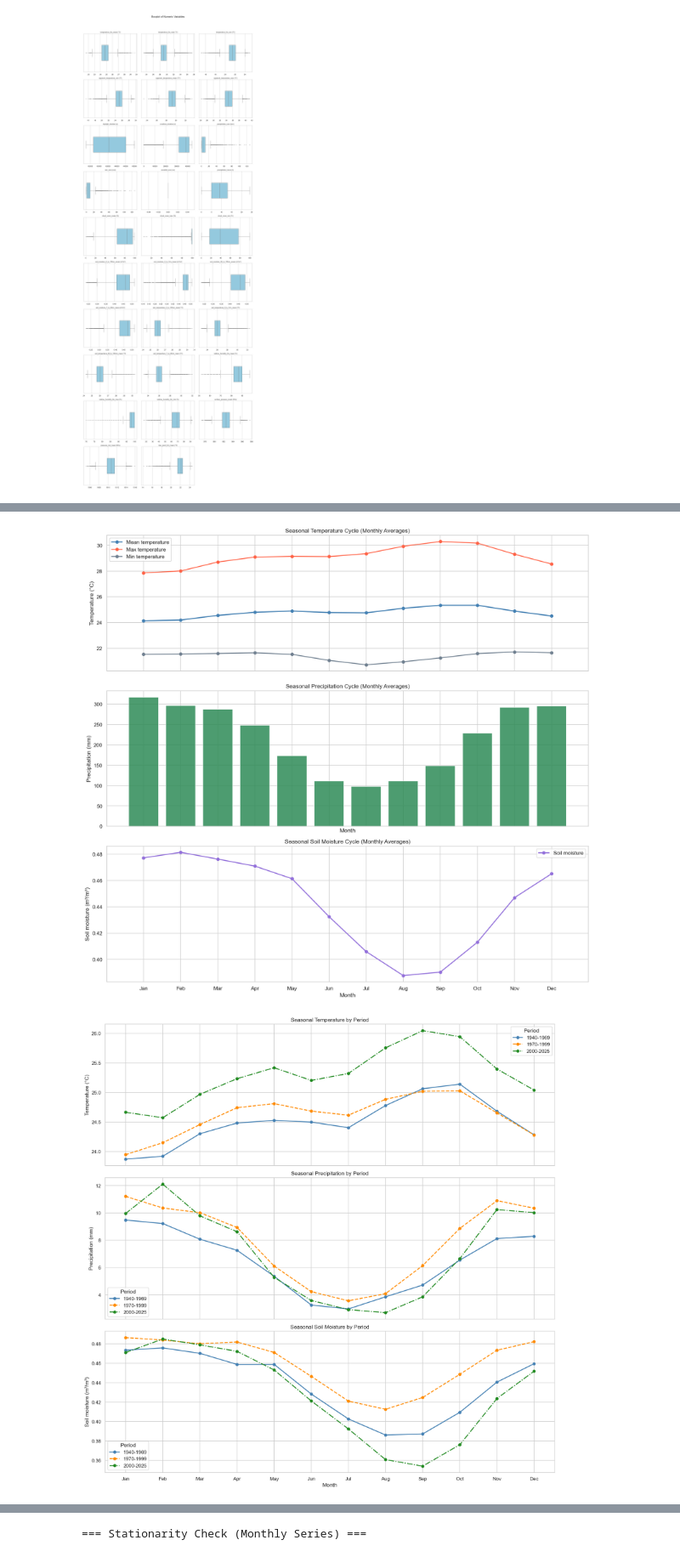
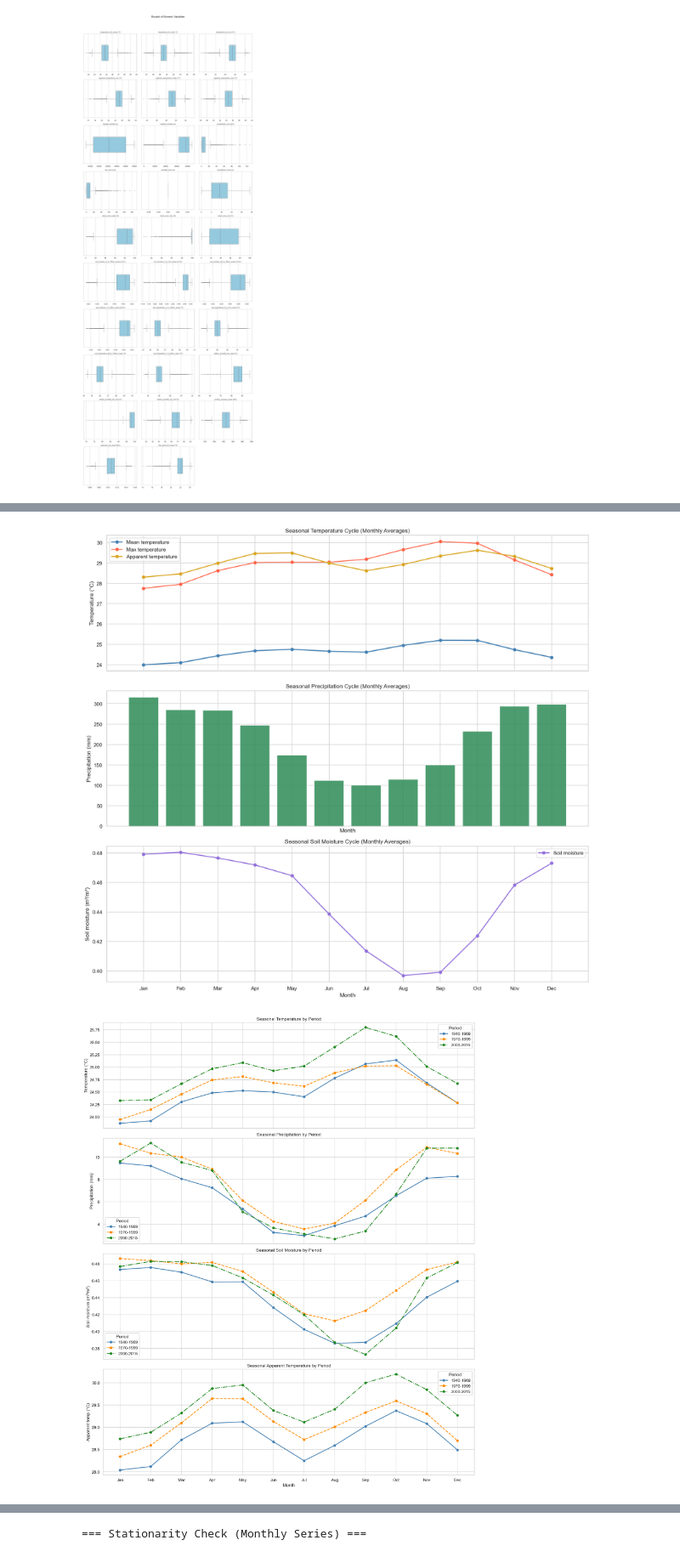
Before and after one commit to AghnatHs/climate-forecasting-support-for-planting-calendar-daming2026-k1p6, a Jupyter notebook: main.ipynb, the cells around one changed output, grey strips where cells are left out. Shown at 85% size. Saved outputs shown, nothing was run; the diff lists cells and outputs as text; code cells hidden in the pictures.

Commit message:
Draft time series analysis 2

```diff
--- a/main.ipynb
+++ b/main.ipynb
@@ -367,11 +367,13 @@ from statsmodels.tsa.stattools import adfuller, kpss
 
 warnings.filterwarnings('ignore', category=InterpolationWarning)
 
+APPARENT_TEMPERATURE_VARIABLE = 'apparent_temperature_mean (°C)'
 SOIL_MOISTURE_VARIABLE = 'soil_moisture_0_to_100cm_mean (m³/m³)'
+ANALYSIS_END_DATE = '2015-12-31'
 KEY_VARIABLES = [
     'temperature_2m_mean (°C)',
     'temperature_2m_max (°C)',
-    'temperature_2m_min (°C)',
+    APPARENT_TEMPERATURE_VARIABLE,
     'precipitation_sum (mm)',
     SOIL_MOISTURE_VARIABLE,
 ]
@@ -381,16 +383,19 @@ print('=== Key Variables ===')
 for variable in KEY_VARIABLES:
     if variable == SOIL_MOISTURE_VARIABLE:
         print(f'- {variable} (root-zone soil moisture proxy)')
+    elif variable == APPARENT_TEMPERATURE_VARIABLE:
+        print(f'- {variable} (apparent temperature)')
     else:
         print(f'- {variable}')
 
 print(f'\n=== Modeling Decision ===')
 print(f'Use {MODEL_GRANULARITY} aggregation for forecasting. Daily data is used only for aggregation and quality checks.')
 
-monthly_agg = df[KEY_VARIABLES].resample('MS').agg({
+analysis_df = df.loc[:ANALYSIS_END_DATE, KEY_VARIABLES]
+monthly_agg = analysis_df.resample('MS').agg({
     'temperature_2m_mean (°C)': 'mean',
     'temperature_2m_max (°C)': 'mean',
-    'temperature_2m_min (°C)': 'mean',
+    APPARENT_TEMPERATURE_VARIABLE: 'mean',
     'precipitation_sum (mm)': 'sum',
     SOIL_MOISTURE_VARIABLE: 'mean',
 }).dropna(how='all')
@@ -398,7 +403,7 @@ monthly_agg = df[KEY_VARIABLES].resample('MS').agg({
 annual_agg = monthly_agg.resample('YS').agg({
     'temperature_2m_mean (°C)': 'mean',
     'temperature_2m_max (°C)': 'mean',
-    'temperature_2m_min (°C)': 'mean',
+    APPARENT_TEMPERATURE_VARIABLE: 'mean',
     'precipitation_sum (mm)': 'sum',
     SOIL_MOISTURE_VARIABLE: 'mean',
 }).dropna(how='all')
@@ -429,7 +434,7 @@ fig, axes = plt.subplots(3, 1, figsize=(15, 14), sharex=True)
 
 axes[0].plot(month_names, seasonal_means['temperature_2m_mean (°C)'], marker='o', linewidth=2.2, color='steelblue', label='Mean temperature')
 axes[0].plot(month_names, seasonal_means['temperature_2m_max (°C)'], marker='o', linewidth=1.8, color='tomato', label='Max temperature')
-axes[0].plot(month_names, seasonal_means['temperature_2m_min (°C)'], marker='o', linewidth=1.8, color='slategray', label='Min temperature')
+axes[0].plot(month_names, seasonal_means[APPARENT_TEMPERATURE_VARIABLE], marker='o', linewidth=2.0, color='goldenrod', label='Apparent temperature')
 axes[0].set_title('Seasonal Temperature Cycle (Monthly Averages)')
 axes[0].set_ylabel('Temperature (°C)')
 axes[0].legend()
@@ -451,7 +456,7 @@ plt.show()
 seasonal_periods = {
     '1940-1969': ('1940-01-01', '1969-12-31'),
     '1970-1999': ('1970-01-01', '1999-12-31'),
-    '2000-2025': ('2000-01-01', '2025-12-31'),
+    '2000-2015': ('2000-01-01', '2015-12-31'),
 }
 seasonal_period_means = {}
 for label, (start_date, end_date) in seasonal_periods.items():
@@ -459,11 +464,11 @@ for label, (start_date, end_date) in seasonal_periods.items():
     period_frame['month'] = period_frame.index.month
     seasonal_period_means[label] = period_frame.groupby('month')[KEY_VARIABLES].mean().reindex(range(1, 13))
 
-fig, axes = plt.subplots(3, 1, figsize=(15, 15), sharex=True)
+fig, axes = plt.subplots(4, 1, figsize=(15, 18), sharex=True)
 period_styles = {
     '1940-1969': {'color': 'steelblue', 'linestyle': '-'},
     '1970-1999': {'color': 'darkorange', 'linestyle': '--'},
-    '2000-2025': {'color': 'forestgreen', 'linestyle': '-.'},
+    '2000-2015': {'color': 'forestgreen', 'linestyle': '-.'},
 }
 
 for label, style in period_styles.items():
@@ -482,50 +487,76 @@ for label, style in period_styles.items():
     axes[2].plot(month_names, seasonal_period_means[label][SOIL_MOISTURE_VARIABLE], marker='o', linewidth=2.0, label=label, **style)
 axes[2].set_title('Seasonal Soil Moisture by Period')
 axes[2].set_ylabel('Soil moisture (m³/m³)')
-axes[2].set_xlabel('Month')
 axes[2].legend(title='Period')
+
+for label, style in period_styles.items():
+    axes[3].plot(month_names, seasonal_period_means[label][APPARENT_TEMPERATURE_VARIABLE], marker='o', linewidth=2.0, label=label, **style)
+axes[3].set_title('Seasonal Apparent Temperature by Period')
+axes[3].set_ylabel('Apparent temp (°C)')
+axes[3].set_xlabel('Month')
+axes[3].legend(title='Period')
 
 fig.tight_layout()
 plt.show()
 
-fig, axes = plt.subplots(3, 1, figsize=(15, 16), sharex=True)
+fig, axes = plt.subplots(4, 1, figsize=(15, 18), sharex=True)
 
 annual_temp = annual_agg['temperature_2m_mean (°C)']
 annual_temp_roll = annual_temp.rolling(5, min_periods=1).mean()
 temp_years = annual_temp.index.year.to_numpy(dtype=float)
-temp_slope, temp_intercept, temp_r_value, temp_p_value, temp_std_err = stats.linregress(temp_years, annual_temp.to_numpy(dtype=float))
+temp_slope, temp_intercept, _, _, _ = stats.linregress(temp_years, annual_temp.to_numpy(dtype=float))
+
+annual_temp_max = annual_agg['temperature_2m_max (°C)']
+annual_temp_max_roll = annual_temp_max.rolling(5, min_periods=1).mean()
+temp_max_years = annual_temp_max.index.year.to_numpy(dtype=float)
+temp_max_slope, temp_max_intercept, _, _, _ = stats.linregress(temp_max_years, annual_temp_max.to_numpy(dtype=float))
+
+annual_apparent = annual_agg[APPARENT_TEMPERATURE_VARIABLE]
+annual_apparent_roll = annual_apparent.rolling(5, min_periods=1).mean()
+apparent_years = annual_apparent.index.year.to_numpy(dtype=float)
+apparent_slope, apparent_intercept, _, _, _ = stats.linregress(apparent_years, annual_apparent.to_numpy(dtype=float))
 
 axes[0].plot(annual_temp.index, annual_temp, color='steelblue', alpha=0.35, linewidth=1.0, label='Annual mean')
 axes[0].plot(annual_temp_roll.index, annual_temp_roll, color='navy', linewidth=2.2, label='5-year rolling mean')
-axes[0].plot(annual_temp.index, temp_intercept + temp_slope * temp_years, color='crimson', linestyle='--', linewidth=1.5, label=f'Linear trend ({temp_slope * 10:.3f} °C/decade)')
-axes[0].set_title('Long-term Temperature Trend (1940-2025)')
+axes[0].plot(annual_temp.index, temp_intercept + temp_slope * temp_years, color='crimson', linestyle='--', linewidth=1.5, label=f'Mean trend ({temp_slope * 10:.3f} °C/decade)')
+axes[0].plot(annual_temp_max.index, annual_temp_max, color='tomato', alpha=0.28, linewidth=1.0, label='Annual max')
+axes[0].plot(annual_temp_max_roll.index, annual_temp_max_roll, color='darkred', linewidth=1.8, label='Max 5-year rolling mean')
+axes[0].plot(annual_temp_max.index, temp_max_intercept + temp_max_slope * temp_max_years, color='darkred', linestyle=':', linewidth=1.4, label=f'Max trend ({temp_max_slope * 10:.3f} °C/decade)')
+axes[0].set_title('Long-term Temperature Trend (1940-2015)')
 axes[0].set_ylabel('Temperature (°C)')
-axes[0].legend()
+axes[0].legend(ncol=2, fontsize=8)
 
 annual_precip = annual_agg['precipitation_sum (mm)']
 annual_precip_roll = annual_precip.rolling(5, min_periods=1).mean()
 precip_years = annual_precip.index.year.to_numpy(dtype=float)
-precip_slope, precip_intercept, precip_r_value, precip_p_value, precip_std_err = stats.linregress(precip_years, annual_precip.to_numpy(dtype=float))
+precip_slope, precip_intercept, _, _, _ = stats.linregress(precip_years, annual_precip.to_numpy(dtype=float))
 
 axes[1].plot(annual_precip.index, annual_precip, color='seagreen', alpha=0.35, linewidth=1.0, label='Annual total')
 axes[1].plot(annual_precip_roll.index, annual_precip_roll, color='darkgreen', linewidth=2.2, label='5-year rolling mean')
 axes[1].plot(annual_precip.index, precip_intercept + precip_slope * precip_years, color='crimson', linestyle='--', linewidth=1.5, label=f'Linear trend ({precip_slope * 10:.2f} mm/decade)')
-axes[1].set_title('Long-term Precipitation Trend (1940-2025)')
+axes[1].set_title('Long-term Precipitation Trend (1940-2015)')
 axes[1].set_ylabel('Precipitation (mm)')
 axes[1].legend()
 
 annual_soil = annual_agg[SOIL_MOISTURE_VARIABLE]
 annual_soil_roll = annual_soil.rolling(5, min_periods=1).mean()
 soil_years = annual_soil.index.year.to_numpy(dtype=float)
-soil_slope, soil_intercept, soil_r_value, soil_p_value, soil_std_err = stats.linregress(soil_years, annual_soil.to_numpy(dtype=float))
+soil_slope, soil_intercept, _, _, _ = stats.linregress(soil_years, annual_soil.to_numpy(dtype=float))
 
 axes[2].plot(annual_soil.index, annual_soil, color='mediumpurple', alpha=0.35, linewidth=1.0, label='Annual mean')
 axes[2].plot(annual_soil_roll.index, annual_soil_roll, color='indigo', linewidth=2.2, label='5-year rolling mean')
 axes[2].plot(annual_soil.index, soil_intercept + soil_slope * soil_years, color='crimson', linestyle='--', linewidth=1.5, label=f'Linear trend ({soil_slope * 10:.4f} /decade)')
-axes[2].set_title('Long-term Soil Moisture Trend (1940-2025)')
+axes[2].set_title('Long-term Soil Moisture Trend (1940-2015)')
 axes[2].set_ylabel('Soil moisture (m³/m³)')
-axes[2].set_xlabel('Year')
 axes[2].legend()
+
+axes[3].plot(annual_apparent.index, annual_apparent, color='goldenrod', alpha=0.35, linewidth=1.0, label='Annual apparent temperature')
+axes[3].plot(annual_apparent_roll.index, annual_apparent_roll, color='darkorange', linewidth=2.2, label='5-year rolling mean')
+axes[3].plot(annual_apparent.index, apparent_intercept + apparent_slope * apparent_years, color='crimson', linestyle='--', linewidth=1.5, label=f'Linear trend ({apparent_slope * 10:.3f} °C/decade)')
+axes[3].set_title('Long-term Apparent Temperature Trend (1940-2015)')
+axes[3].set_ylabel('Apparent temp (°C)')
+axes[3].set_xlabel('Year')
+axes[3].legend()
 
 fig.tight_layout()
 plt.show()
@@ -594,2 +625,2 @@ Use monthly aggregation for forecasting. Daily data is used only for aggregation
-[figure, old version]
+[figure, new version]
-[figure, old version]
+[figure, new version]
```
Also changed, not shown: parts of 3 cells of this notebook.
